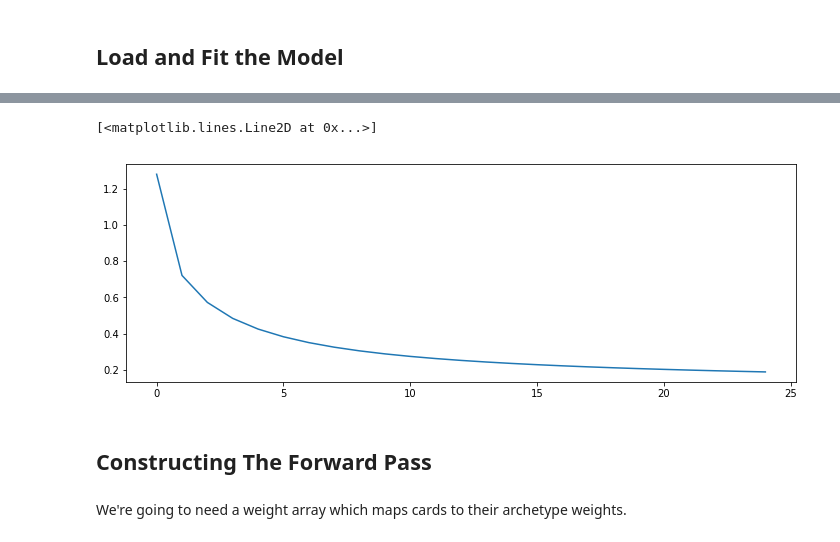
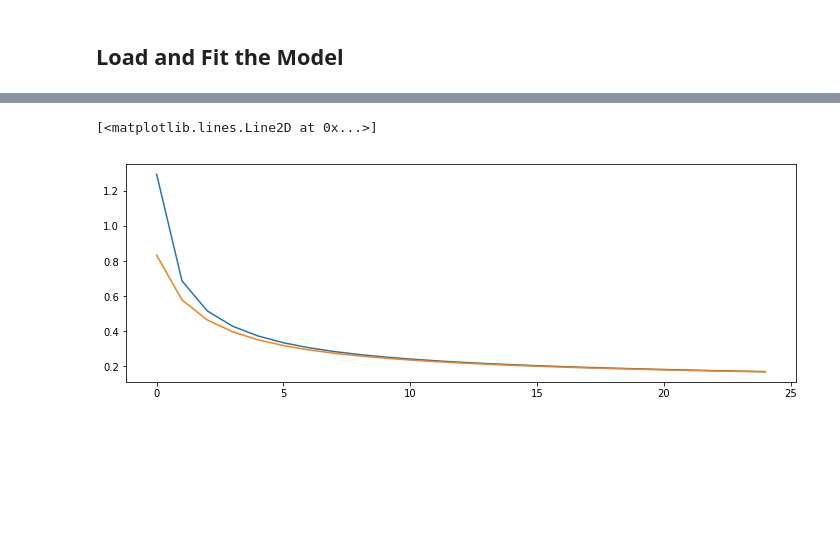
Before and after one commit to madrury/mtg-draftbot, a Jupyter notebook: pytorch-experiments.ipynb, the cells around one changed output, grey strips where cells are left out. Cells and saved outputs as stored; diff of their text form; code cells hidden in the pictures; blank space fills up the shorter version.

```diff
--- a/pytorch-experiments.ipynb
+++ b/pytorch-experiments.ipynb
@@ -28,10 +31,17 @@ In real (non-simulated) packs, this situation cannot happen anyway.
 # %%
 X.iloc[:, 0:N_CARDS] = np.sign(X.iloc[:, 0:N_CARDS])
 # %%
+N_TRAINING = int(2 * X.shape[0] / 3)
+
 train = TensorDataset(
-    torch.from_numpy(X.values.astype(np.float32)),
-    torch.from_numpy(y.values))
-train_batcher = DataLoader(train, batch_size=42*50)
+    torch.from_numpy(X[:N_TRAINING].values.astype(np.float32)),
+    torch.from_numpy(y[:N_TRAINING].values))
+test = TensorDataset(
+    torch.from_numpy(X[N_TRAINING:].values.astype(np.float32)),
+    torch.from_numpy(y[N_TRAINING:].values))
+
+train_batcher = DataLoader(train, batch_size=42*25)
+test_batcher = DataLoader(test, batch_size=42*25)
 # %% [markdown]
 ## Load and Fit the Model
 # %%
@@ -42,2 +54,3 @@ def loss_function(logps, ys):
 # %%
 draftbot = DraftBotModel(n_cards=N_CARDS, n_archetypes=10)
+trainer = DraftBotModelTrainer(loss_function=torch.nn.NLLLoss())
@@ -63,3 +57,3 @@ def fit(model, train_batcher, *, n_epochs=25, learning_rate=0.005, alpha=0.001,
 # %%
-tl = fit(draftbot, train_batcher, n_epochs=25)
+trainer.fit(draftbot, train_batcher, test_batcher=test_batcher)
 # %% [output]
@@ -83,11 +77,8 @@ Epoch 24 loss: 0.1890087754410856
 # %%
 fig, ax = plt.subplots(figsize=(12, 4))
 
-ax.plot(np.arange(len(tl)), tl)
+ax.plot(np.arange(trainer.n_epochs), trainer.epoch_training_losses)
+ax.plot(np.arange(trainer.n_epochs), trainer.epoch_testing_losses)
 # %% [output]
 [<matplotlib.lines.Line2D at 0x...>]
-[figure, old version]
+[figure, new version]
-# %% [markdown]
-## Constructing The Forward Pass
-# %% [markdown]
-We're going to need a weight array which maps cards to their archetype weights.
```
Also changed, not shown: parts of 32 cells of this notebook.
